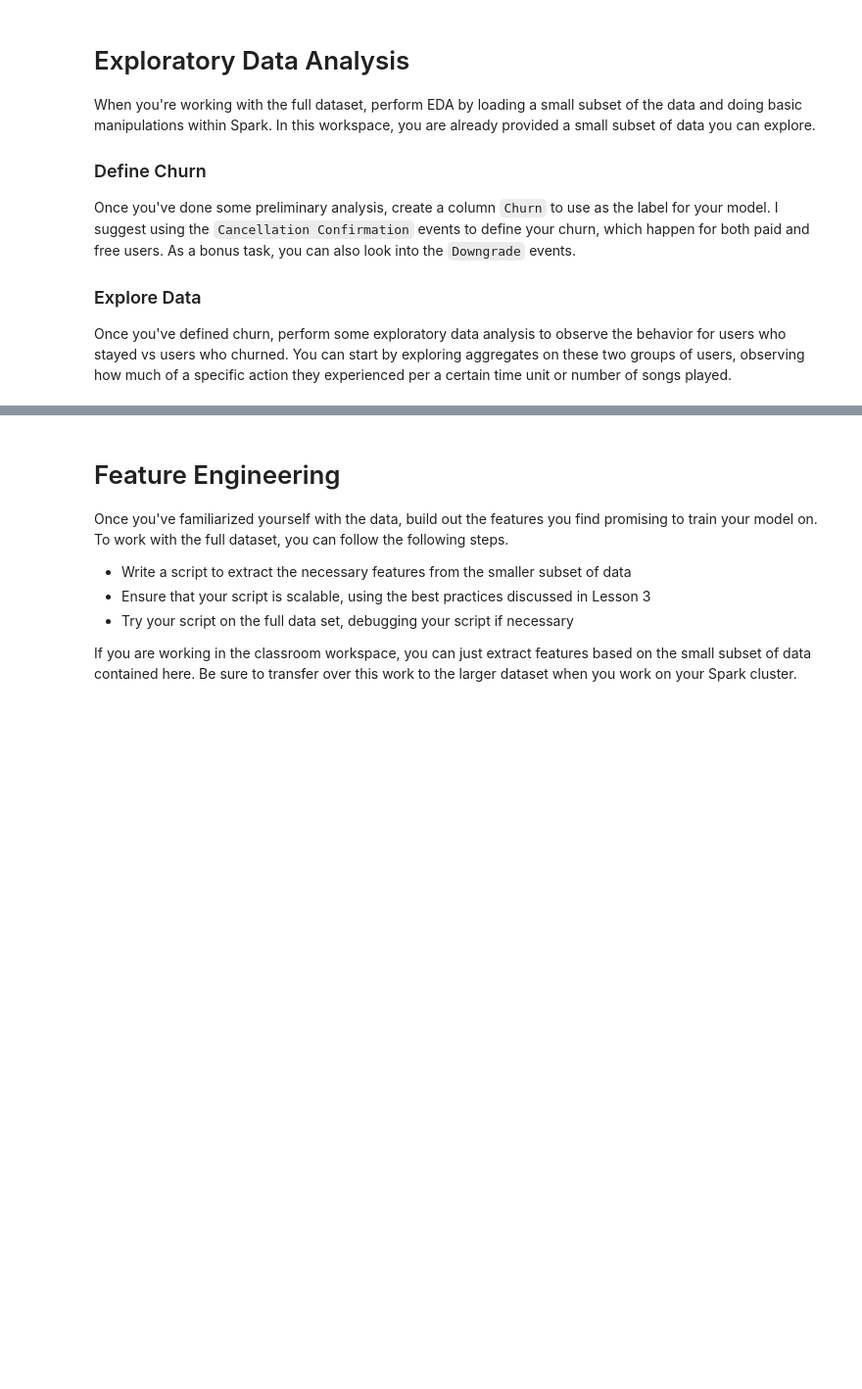
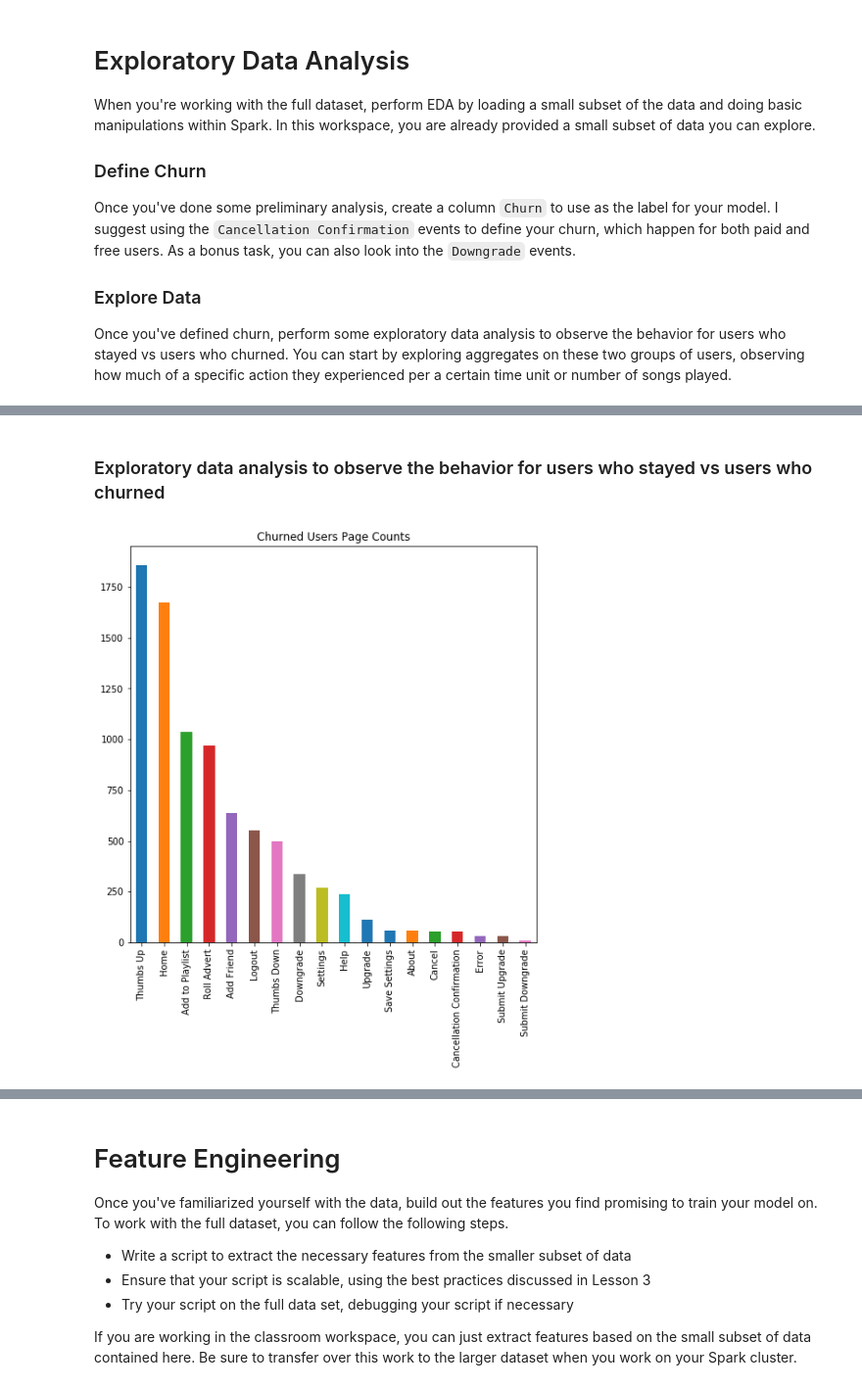
Before and after one commit to coding-cat23/Sparkify-Udacity-Project, a Jupyter notebook: Sparkify.ipynb, the cells around one changed output, grey strips where cells are left out. Shown at 98% size. Saved outputs shown, nothing was run; the diff lists cells and outputs as text; code cells hidden in the pictures; blank space fills up the shorter version.

```diff
--- a/Sparkify.ipynb
+++ b/Sparkify.ipynb
@@ -186,0 +217,5 @@ sparkify_df = sparkify_df.withColumn("hour", get_hour(sparkify_df.ts))
+# %%
+# convert ts and registration unix timestamps to datetime columns
+get_date_time = udf(lambda x: datetime.datetime.fromtimestamp(x / 1000.0).strftime("%Y-%m-%d %H:%M:%S"))
+sparkify_df = sparkify_df.withColumn("event_ts", get_date_time("ts"))
+sparkify_df = sparkify_df.withColumn("registration_ts", get_date_time("registration"))
@@ -186,0 +284,8 @@ sparkify_df = sparkify_df.withColumn("hour", get_hour(sparkify_df.ts))
+# %%
+#Column with boolean value for users that cancelled (churn)
+get_churned_users=udf(lambda x: 1 if x=="Cancellation Confirmation" else 0, IntegerType())
+sparkify_df=sparkify_df.withColumn("churn",get_churned_users("page"))
+
+#Column with boolean value for users that downgraded
+get_downgraded_users=udf(lambda x: 1 if x=="Submit Downgrade" else 0, IntegerType())
+sparkify_df=sparkify_df.withColumn("downgraded",get_downgraded_users("page"))
@@ -187,3 +312,9 @@ sparkify_df = sparkify_df.withColumn("hour", get_hour(sparkify_df.ts))
+# %%
+#Find the downgragded and churned users using window aggregate functions
+downgrade_users_window=Window.partitionBy("UserId")
+churn_users_window=Window.partitionBy("UserId")
+sparkify_df=sparkify_df.withColumn("churn_user",F.max("churn").over(churn_users_window))
+sparkify_df=sparkify_df.withColumn("downgraded_user",F.max("downgraded").over(downgrade_users_window))
 # %%
 sparkify_df.printSchema()
 # %% [output]
@@ -212,0 +338,3 @@ Py4JJavaError: An error occurred while calling o347.showString.
+# %%
+#Drop some extra unneeded columns
+sparkify_df = sparkify_df.drop(*["ts","registration","churn", "downgraded"])
@@ -212,0 +362,2 @@ Py4JJavaError: An error occurred while calling o347.showString.
+# %% [markdown]
+### Exploratory data analysis to observe the behavior for users who stayed vs users who churned
@@ -212,0 +366,7 @@ Py4JJavaError: An error occurred while calling o347.showString.
+# %%
+sparkify_df.filter((F.col("churn_user")==1)&(F.col("page")!="NextSong")).toPandas()\
+                    .page.value_counts().plot(kind='bar',figsize=(8,8));
+plt.title("Churned Users Page Counts")
+plt.show()
+# %% [output]
+[figure, added]
```
Also changed, not shown: parts of 88 cells of this notebook, 1 other file.
